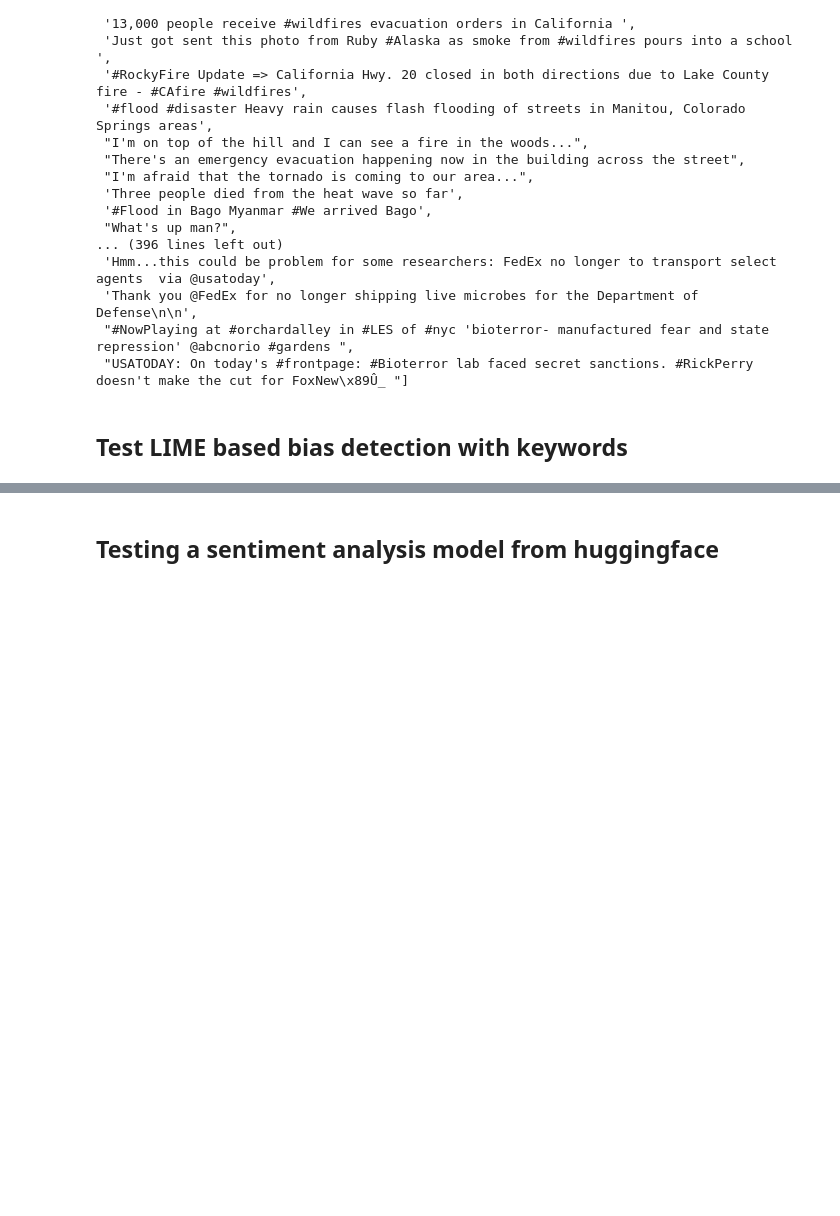
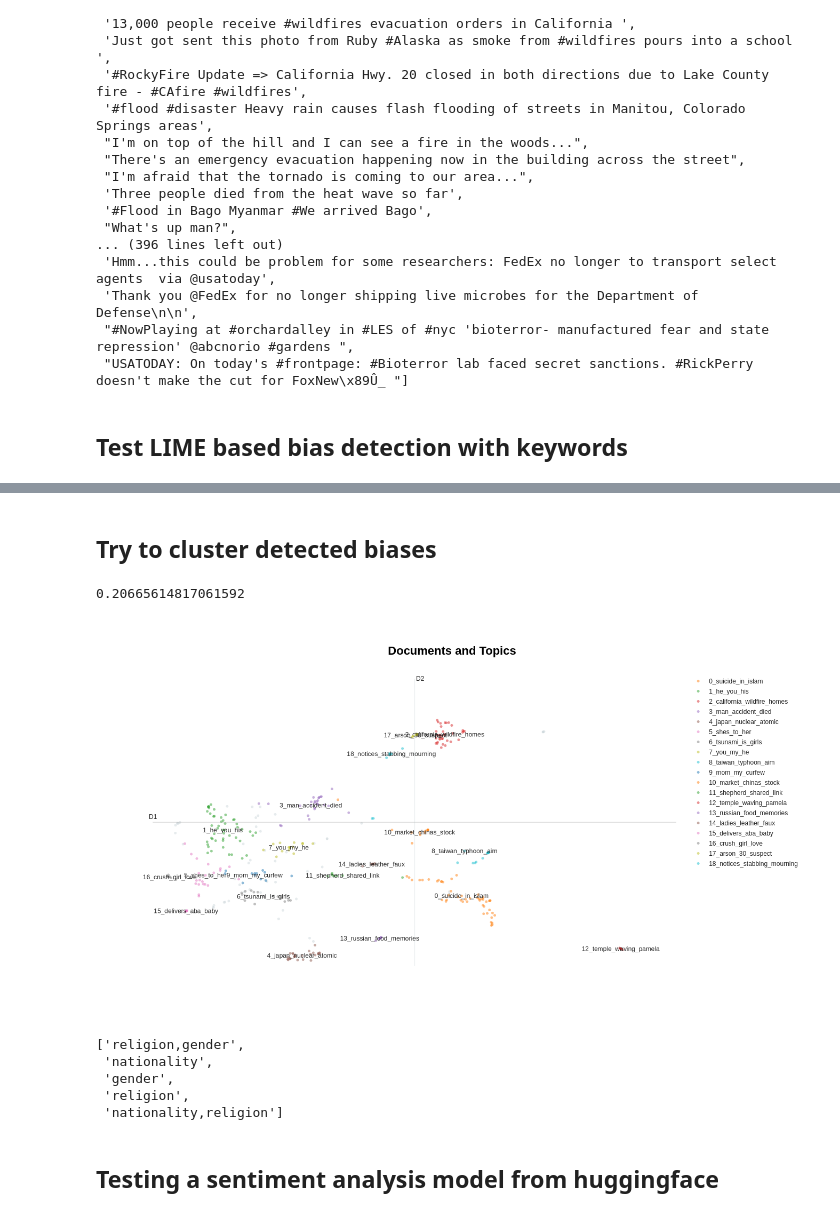
Before and after one commit to biaslyze-dev/biaslyze, a Jupyter notebook: notebooks/test-0.0.1-twitter-disaster.ipynb, the cells around one changed output, grey strips where cells are left out. Saved outputs shown, nothing was run; the diff lists cells and outputs as text; code cells hidden in the pictures; blank space fills up the shorter version.

Commit message:
First experiments to visualize bias with clusters

```diff
--- a/notebooks/test-0.0.1-twitter-disaster.ipynb
+++ b/notebooks/test-0.0.1-twitter-disaster.ipynb
@@ -40,7 +40,7 @@ df = df.replace(to_replace=url_regex, value='', regex=True)
 # %% [markdown]
 ## Train a model
 # %%
-clf = make_pipeline(TfidfVectorizer(min_df=10, max_features=10000, stop_words="english"), LogisticRegression(n_jobs=4))
+clf = make_pipeline(TfidfVectorizer(min_df=5, max_features=10000, stop_words="english"), LogisticRegression(n_jobs=4, C=20))
 # %%
 clf.fit(df.text, df.target)
 # %% [output]
@@ -140,3 +147,5 @@ show(dashboard)
 # %%
 pos_dashboard = detection_res.dashboard(use_position=True)
 show(pos_dashboard)
+# %% [markdown]
+## Try to cluster detected biases
@@ -142,0 +157,23 @@ show(pos_dashboard)
+# %%
+detection_res.biased_samples[0].score
+# %% [output]
+0.20665614817061592
+# %%
+# Prepare embeddings
+docs = [sample.text for sample in detection_res.biased_samples]
+y = [", ".join(sample.bias_concepts) for sample in detection_res.biased_samples]
+sentence_model = SentenceTransformer("all-MiniLM-L6-v2")
+embeddings = sentence_model.encode(docs, show_progress_bar=False)
+
+hdbscan_model = HDBSCAN(min_cluster_size=5, metric='euclidean', cluster_selection_method='eom')
+# Train BERTopic
+topic_model = BERTopic(hdbscan_model=hdbscan_model).fit(docs, embeddings)
+# %%
+# Run the visualization with the original embeddings
+topic_model.visualize_documents(docs, embeddings=embeddings)
+
+# Reduce dimensionality of embeddings, this step is optional but much faster to perform iteratively:
+reduced_embeddings = UMAP(n_neighbors=10, n_components=2, min_dist=0.0, metric='cosine').fit_transform(embeddings)
+topic_model.visualize_documents(docs, reduced_embeddings=reduced_embeddings)
+# %% [output]
+[figure, added]
@@ -143,3 +253,11 @@ show(pos_dashboard)
+# %%
+concept2intd
+# %% [output]
+['religion,gender',
+ 'nationality',
+ 'gender',
+ 'religion',
+ 'nationality,religion']
 # %% [markdown]
 ## Testing a sentiment analysis model from huggingface
 # %%
```
Also changed, not shown: parts of 8 cells of this notebook.
